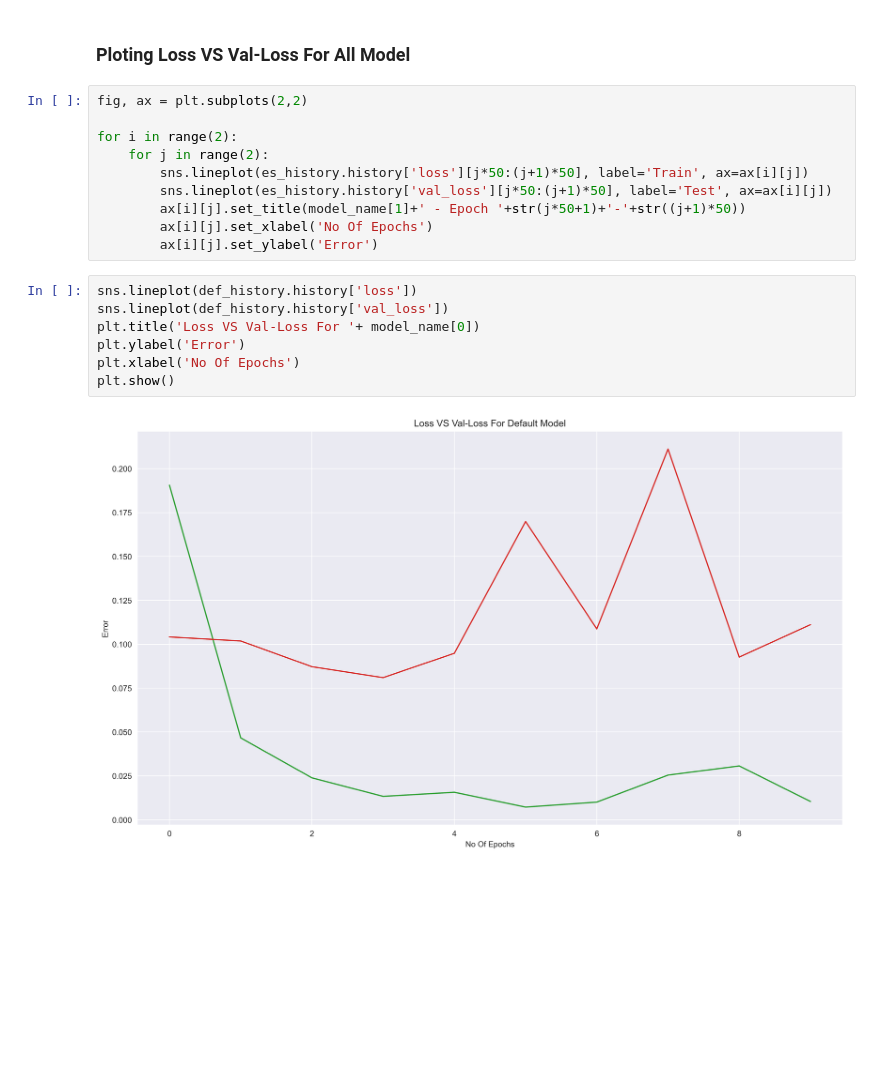
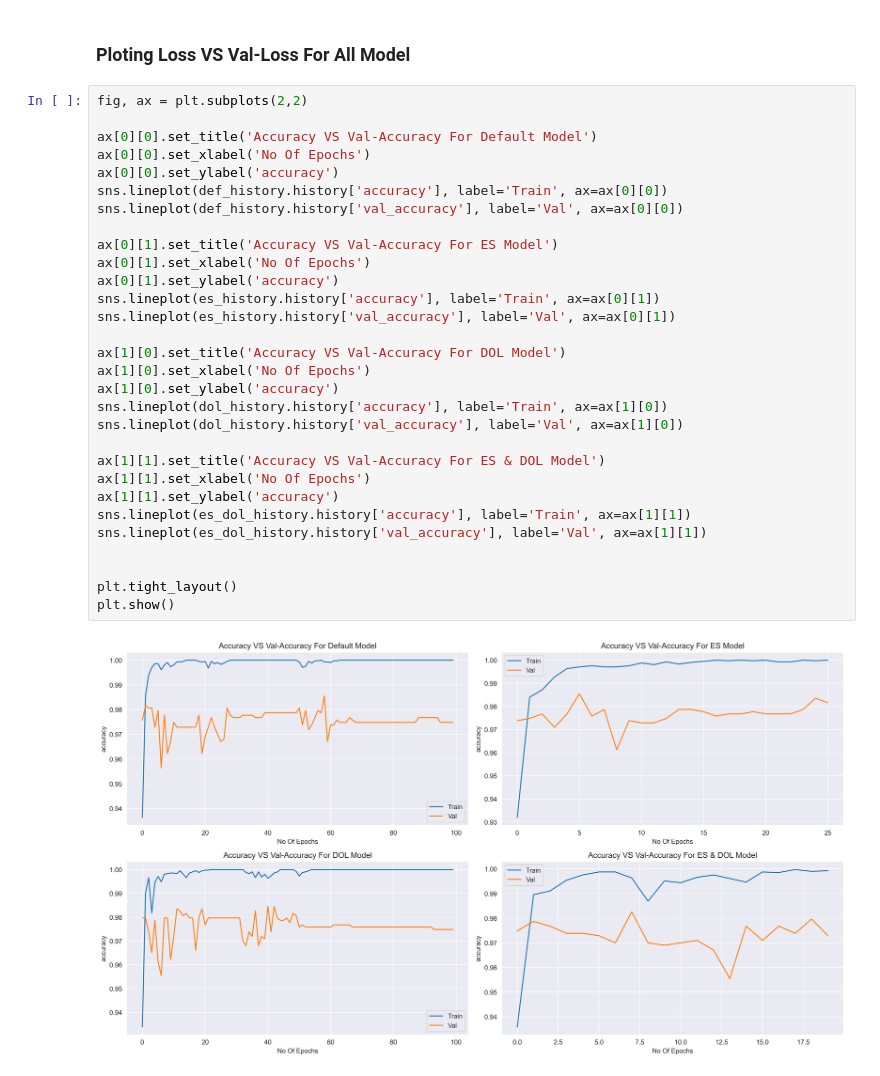
Before and after one commit to kunal-mallick/SMS_Spam_Detector, a Jupyter notebook: Model Building/Model Building.ipynb, the cells around one changed output. Cells and saved outputs as stored; diff of their text form; blank space fills up the shorter version.

```diff
--- a/Model Building/Model Building.ipynb
+++ b/Model Building/Model Building.ipynb
@@ -388,21 +442,34 @@ Printing Confusion Matrix :
 # %% [markdown]
 ### Ploting Loss VS Val-Loss For All Model
-# %%
-fig, ax = plt.subplots(2,2)
-
-for i in range(2):
-    for j in range(2):
-        sns.lineplot(es_history.history['loss'][j*50:(j+1)*50], label='Train', ax=ax[i][j])
-        sns.lineplot(es_history.history['val_loss'][j*50:(j+1)*50], label='Test', ax=ax[i][j])
-        ax[i][j].set_title(model_name[1]+' - Epoch '+str(j*50+1)+'-'+str((j+1)*50))
-        ax[i][j].set_xlabel('No Of Epochs')
-        ax[i][j].set_ylabel('Error')
-# %%
-sns.lineplot(def_history.history['loss'])
-sns.lineplot(def_history.history['val_loss'])
-plt.title('Loss VS Val-Loss For '+ model_name[0])
-plt.ylabel('Error')
-plt.xlabel('No Of Epochs')
-plt.show()
-# %% [output]
-[figure, removed]
+# %%
+fig, ax = plt.subplots(2,2)
+
+ax[0][0].set_title('Accuracy VS Val-Accuracy For Default Model')
+ax[0][0].set_xlabel('No Of Epochs')
+ax[0][0].set_ylabel('accuracy')
+sns.lineplot(def_history.history['accuracy'], label='Train', ax=ax[0][0])
+sns.lineplot(def_history.history['val_accuracy'], label='Val', ax=ax[0][0])
+
+ax[0][1].set_title('Accuracy VS Val-Accuracy For ES Model')
+ax[0][1].set_xlabel('No Of Epochs')
+ax[0][1].set_ylabel('accuracy')
+sns.lineplot(es_history.history['accuracy'], label='Train', ax=ax[0][1])
+sns.lineplot(es_history.history['val_accuracy'], label='Val', ax=ax[0][1])
+
+ax[1][0].set_title('Accuracy VS Val-Accuracy For DOL Model')
+ax[1][0].set_xlabel('No Of Epochs')
+ax[1][0].set_ylabel('accuracy')
+sns.lineplot(dol_history.history['accuracy'], label='Train', ax=ax[1][0])
+sns.lineplot(dol_history.history['val_accuracy'], label='Val', ax=ax[1][0])
+
+ax[1][1].set_title('Accuracy VS Val-Accuracy For ES & DOL Model')
+ax[1][1].set_xlabel('No Of Epochs')
+ax[1][1].set_ylabel('accuracy')
+sns.lineplot(es_dol_history.history['accuracy'], label='Train', ax=ax[1][1])
+sns.lineplot(es_dol_history.history['val_accuracy'], label='Val', ax=ax[1][1])
+
+
+plt.tight_layout()
+plt.show()
+# %% [output]
+[figure, added]
```
Also changed, not shown: parts of 9 cells of this notebook.
